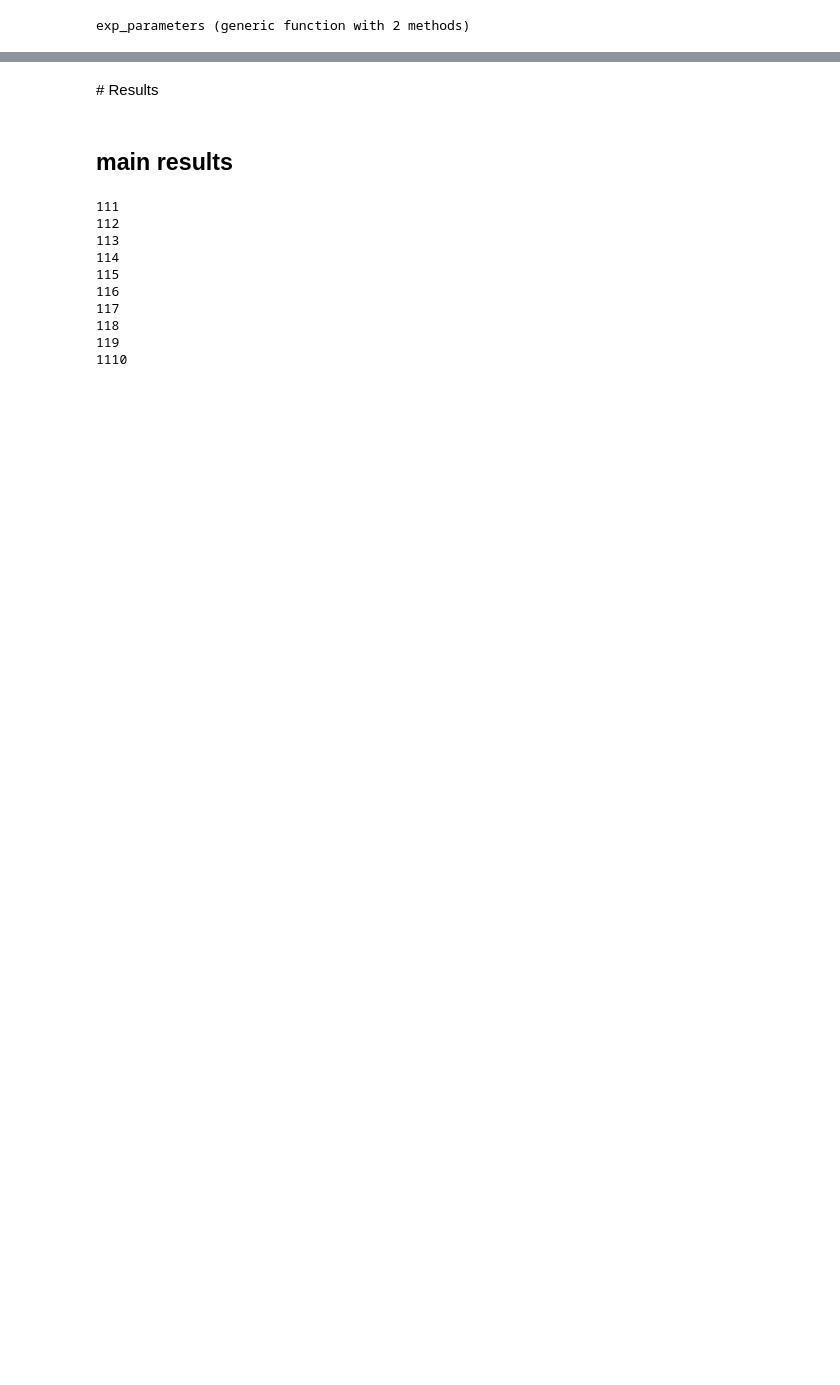
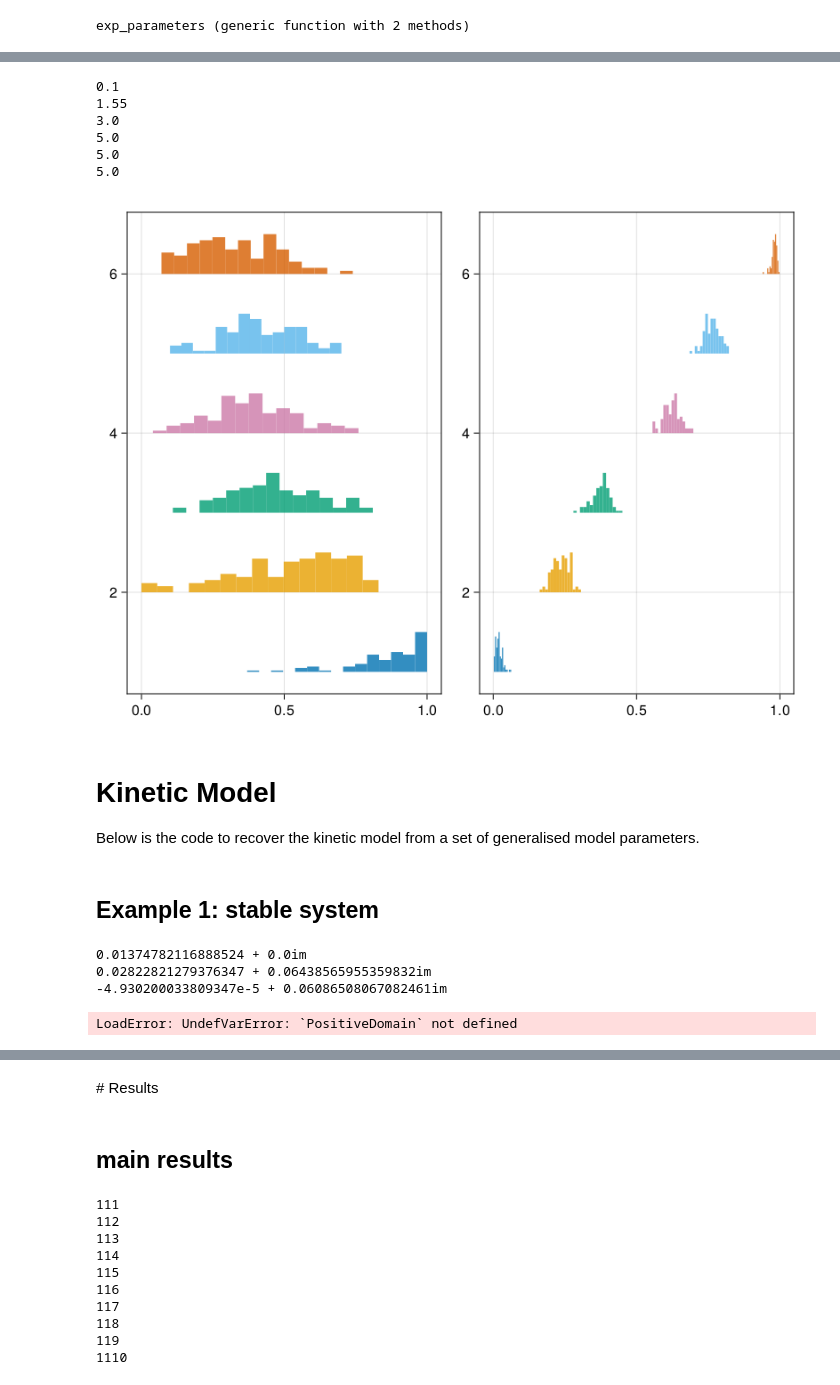
Before and after one commit to CleggTom/TempRanges, a Jupyter notebook: Notebooks/psw_simulations.ipynb, the cells around one changed output, grey strips where cells are left out. Cells and saved outputs as stored; diff of their text form; code cells hidden in the pictures; blank space fills up the shorter version.

```diff
--- a/Notebooks/psw_simulations.ipynb
+++ b/Notebooks/psw_simulations.ipynb
@@ -92,0 +86,79 @@ fig
+# %%
+Nvec = range(0.1,3.0, length=3)
+Nvec = vcat(Nvec, fill(5.0, 3))
+Nrep = 100
+psw = zeros(Nrep, length(Nvec))
+m_ = similar(psw)
+# coms = Array{fw.Community, 1}(undef, Nrep)
+
+for (i,m) in enumerate(Nvec)
+    println(m)
+    for j = 1:Nrep
+        fniche(N...) = rand(Beta(Nvec[i] ,Nvec[end - i + 1]), N...)
+        coms = fw.community(30,0.2,fn = fniche)
+        m_[j, i] = mean(coms.n)
+        psw[j, i] = fw.proportion_stable_webs(coms,exp_parameters, N_trials = 100)
+    end
+end
+# %% [output]
+0.1
+1.55
+3.0
+5.0
+5.0
+5.0
+# %%
+fig = Figure()
+ax1 = Axis(fig[1,1])
+ax2 = Axis(fig[1,2])
+for i = eachindex(Nvec)
+    hist!(ax1, psw[:,i], offset = i,  scale_to=0.5)
+    hist!(ax2, m_[:,i], offset = i,  scale_to=0.5)
+end
+
+fig
+# %% [output]
+[figure, added]
+# %% [markdown]
+# Kinetic Model
+Below is the code to recover the kinetic model from a set of generalised model parameters.
+# %% [markdown]
+## Example 1: stable system
+# %%
+Random.seed!(6)
+
+N = 30
+com = fw.community(N, 0.3)
+J = zeros(N,N)
+stable = true
+
+p = 0
+
+while stable
+    com = fw.community(N, 0.3)
+    p = fw.generalised_parameters(com,1,exp_parameters)[1];
+    fw.generalised_jacobian!(J, p)
+    λ = eigen(J).values[end]
+    println(λ)
+
+    if λ.re < 0
+        stable = false
+    end
+end
+
+k = fw.get_kineticparams(p);
+# %% [output]
+0.01374782116888524 + 0.0im
+0.02822821279376347 + 0.06438565955359832im
+-4.930200033809347e-5 + 0.06086508067082461im
+# %%
+Random.seed!(2)
+u0 = ones(k.N)
+tspan = (0.0, 1e3)
+prob = ODEProblem(fw.dx!, u0, tspan, (k, LazyBufferCache()))
+
+@time sol = solve(prob, AutoTsit5(Rosenbrock32(autodiff = true)), callback = PositiveDomain(), saveat = 0.1)
+
+series(sol.t, sol[:,:], solid_color = "black")
+# %% [output]
+LoadError: UndefVarError: `PositiveDomain` not defined
```
Also changed, not shown: parts of 83 cells of this notebook, 10 other files.
